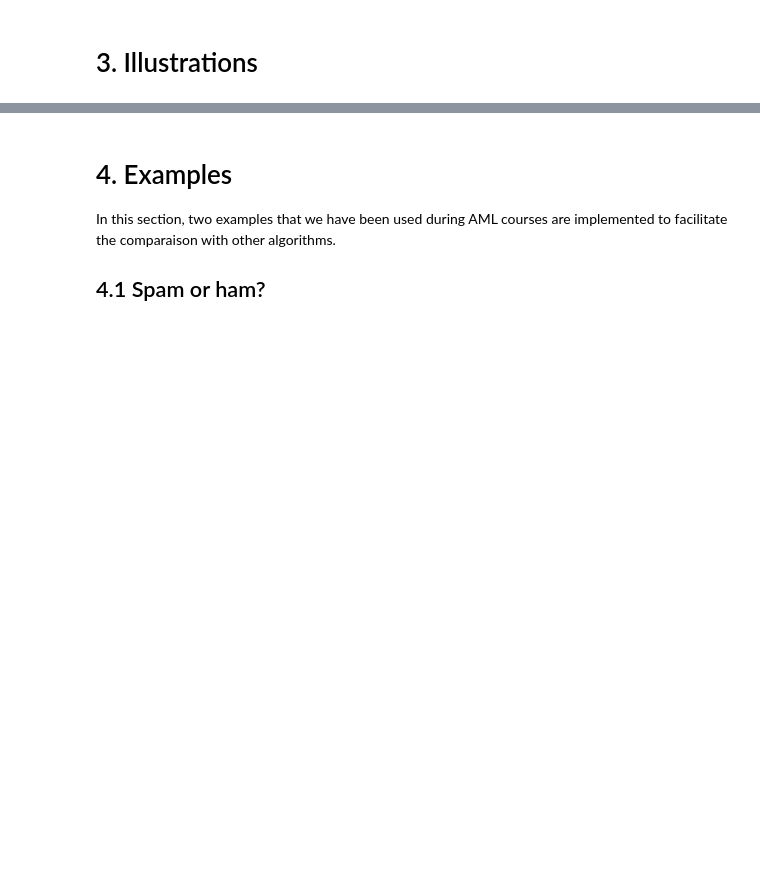
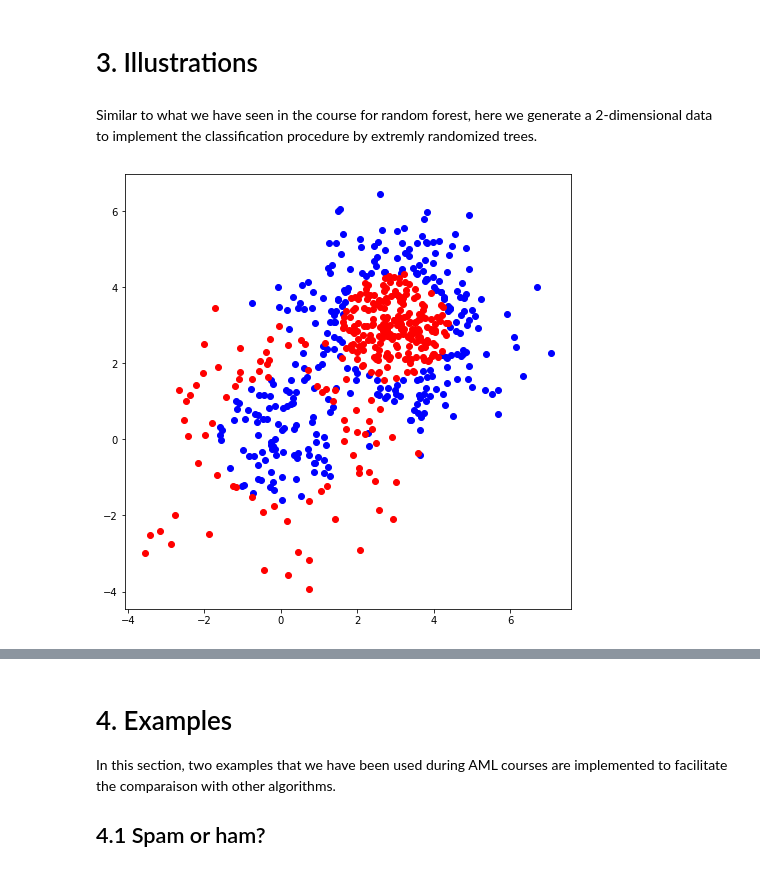
Before and after one commit to Ziqing-WU/ERT-Notebook, a Jupyter notebook: ExtraTrees.ipynb, the cells around one changed output, grey strips where cells are left out. Saved outputs shown, nothing was run; the diff lists cells and outputs as text; code cells hidden in the pictures; blank space fills up the shorter version.

```diff
--- a/ExtraTrees.ipynb
+++ b/ExtraTrees.ipynb
@@ -150,0 +156,27 @@ from sklearn.metrics import confusion_matrix
+# %% [markdown]
+Similar to what we have seen in the course for random forest, here we generate a 2-dimensional data to implement the classification procedure by extremly randomized trees.
+# %%
+def gen_data(seed):
+    X1, y1 = datasets.make_gaussian_quantiles(cov=2.,
+                                 n_samples=300, n_features=2,
+                                 n_classes=2, random_state=seed)
+    X2, y2 = datasets.make_gaussian_quantiles(mean=(3, 3), cov=1.5,
+                                 n_samples=700, n_features=2,
+                                 n_classes=2, random_state=seed)
+    X = np.concatenate((X1, X2))
+    y = np.concatenate((y1, - y2 + 1))
+    y = 2*y-1
+    X, y = shuffle(X, y)
+    return X, y
+
+X,y = gen_data(1)
+Xtest,X = np.split(X,[400])
+ytest,y = np.split(y,[400])
+
+Xblue = X[y==-1]
+Xred = X[y==1]
+plt.figure(figsize=(8,8))
+plt.scatter(Xblue[:,0],Xblue[:,1],c='b')
+plt.scatter(Xred[:,0],Xred[:,1],c='r');
+# %% [output]
+[figure, added]
```
Also changed, not shown: parts of 6 cells of this notebook.
